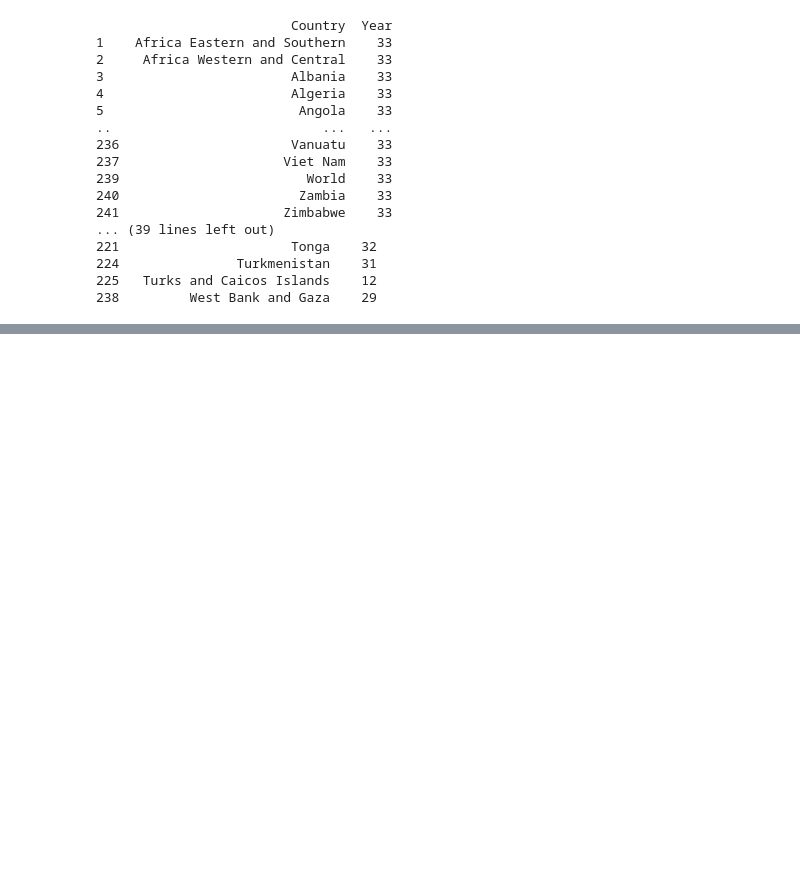
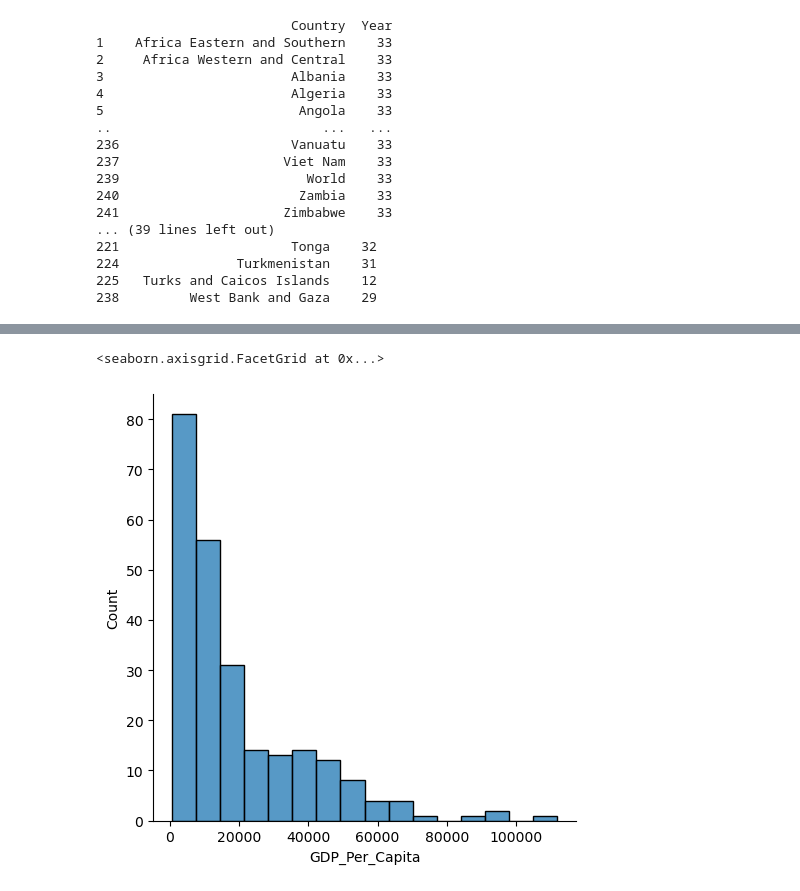
Before and after one commit to NSS-Data-Analytics-Cohort-10/gdp-and-internet-usage-jchabinec, a Jupyter notebook: notebooks/gdp_and_internet_usage.ipynb, the cells around one changed output, grey strips where cells are left out. Saved outputs shown, nothing was run; the diff lists cells and outputs as text; code cells hidden in the pictures; blank space fills up the shorter version.

```diff
--- a/notebooks/gdp_and_internet_usage.ipynb
+++ b/notebooks/gdp_and_internet_usage.ipynb
@@ -76,0 +77,8 @@ In this question, you're going to create some plots to show the distribution of
+# %%
+gdp_2020 = gdp_df[gdp_df['Year']==2020]
+# %%
+#histogram
+sns.displot(x=gdp_2020['GDP_Per_Capita'])
+# %% [output]
+<seaborn.axisgrid.FacetGrid at 0x...>
+[figure, added]
```
Also changed, not shown: parts of 6 cells of this notebook.
